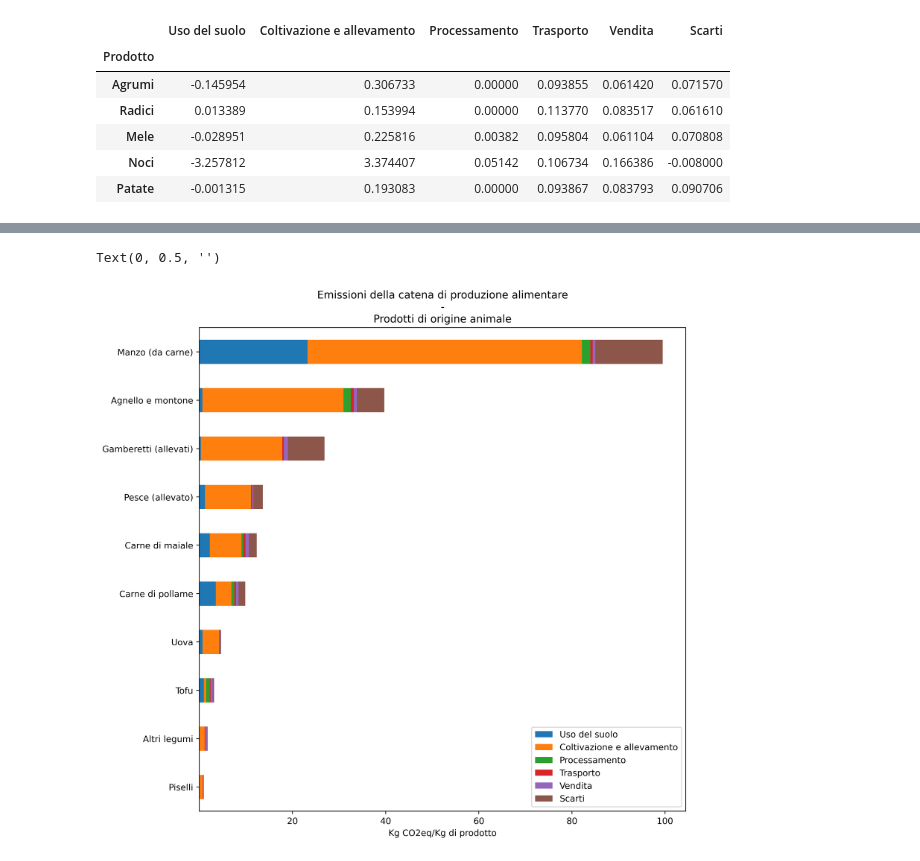
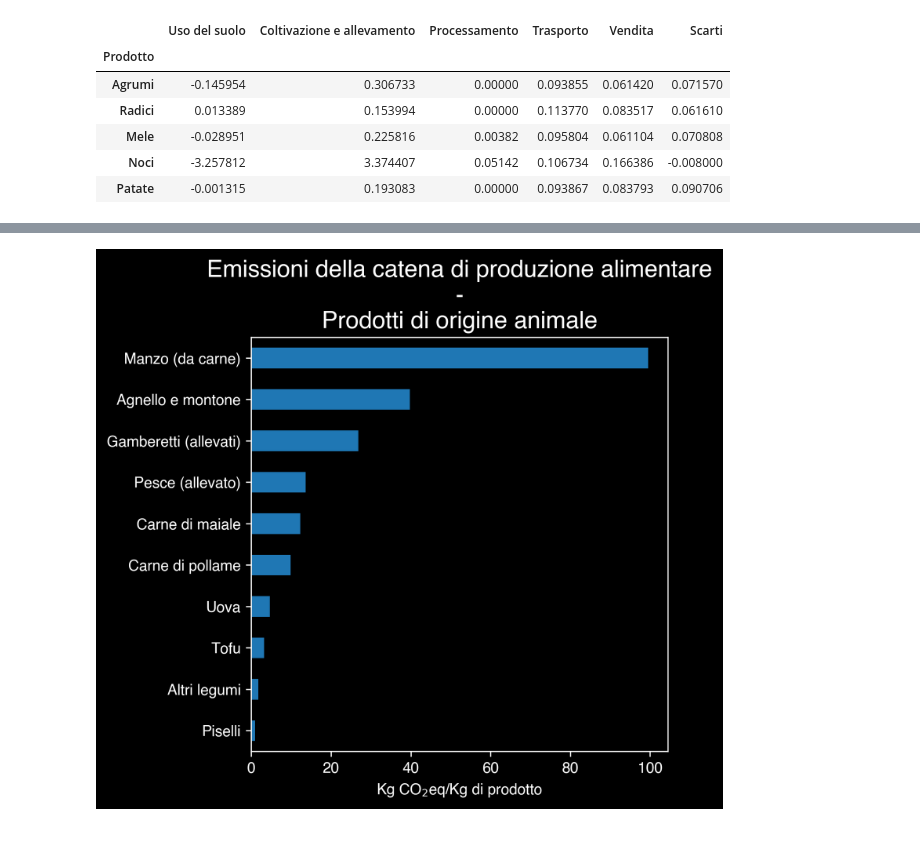
Before and after one commit to Robin-Castellani/TEDx-fogliano-2024, a Jupyter notebook: food_emission.ipynb, the cells around one changed output, grey strips where cells are left out. Saved outputs shown, nothing was run; the diff lists cells and outputs as text; code cells hidden in the pictures.

Commit message:
Chore: adapt food_emission to dark style

```diff
--- a/food_emission.ipynb
+++ b/food_emission.ipynb
@@ -11,7 +12,8 @@ file_csv = ROOT_FOLDER / "data" / "FoodEmission" / "food-emissions-supply-chain.
 images_dir = Path(ROOT_FOLDER / "output" / "images" / "food_emission")
 images_dir.mkdir(parents=True, exist_ok=True)
 
-plt.style.use("default")
+load_font()
+set_plot_style()
 # %%
 fe = pd.read_csv(file_csv)
 # remove unused columns
@@ -81,11 +95,12 @@ fe_vegetables = fe.loc[
 # %%
 # meat
-fig, ax = plt.subplots(figsize=(10, 10), dpi=400)
-fe_meat.plot.barh(stacked=True, ax=ax)
-ax.set_title("Emissioni della catena di produzione alimentare\n-\nProdotti di origine animale")
-ax.set_xlabel("Kg CO2eq/Kg di prodotto")
+fig, ax = plt.subplots(figsize=(5, 5))
+fe_meat.sum(axis=1).plot.barh(ax=ax)
+ax.set_title(
+    "Emissioni della catena di produzione alimentare\n-\nProdotti di origine animale"
+)
+ax.set_xlabel("Kg CO$_2$eq/Kg di prodotto")
 ax.set_ylabel(None)
-# fig.savefig(images_dir / "food_emission_meat.png", dpi=400)
+fig.savefig(images_dir / "food_emission_meat_total.png")
 # %% [output]
-Text(0, 0.5, '')
-[figure, old version]
+[figure, new version]
```
Also changed, not shown: parts of 6 cells of this notebook.
